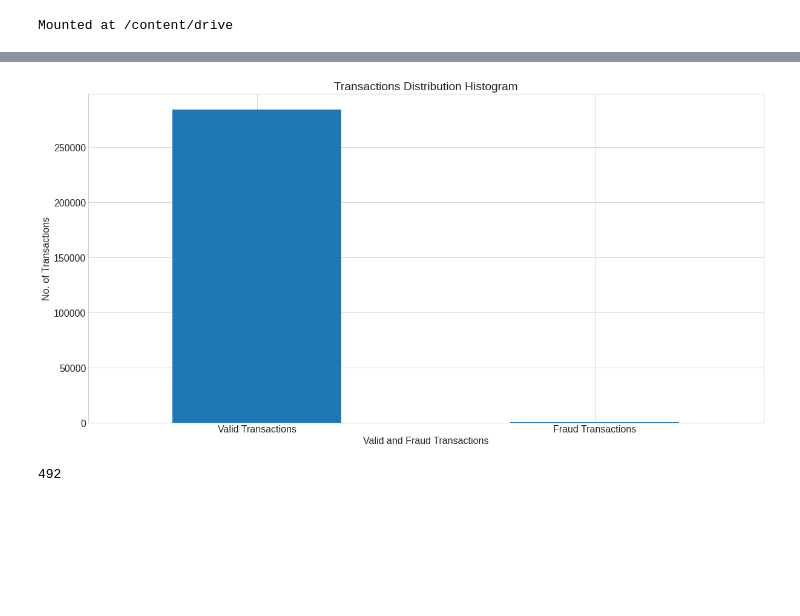
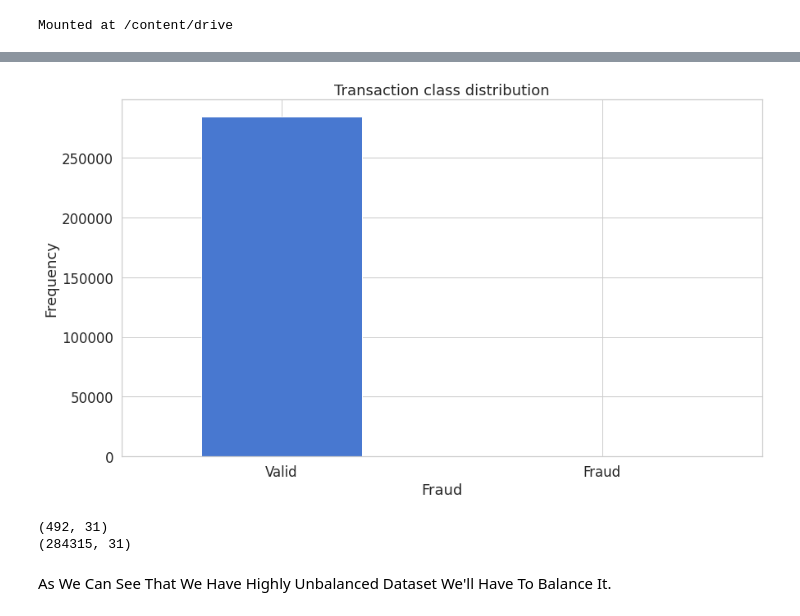
Before and after one commit to SyedHuzaifa007/PIAIC-Deep-Learning-Assignment, a Jupyter notebook: Credit_Card_Fraud_Detection_assignment.ipynb, the cells around one changed output, grey strips where cells are left out. Cells and saved outputs as stored; diff of their text form; code cells hidden in the pictures; blank space fills up the shorter version.

```diff
--- a/Credit_Card_Fraud_Detection_assignment.ipynb
+++ b/Credit_Card_Fraud_Detection_assignment.ipynb
@@ -67,3 +71,10 @@ df.head()
 | 2 | 1.0 | -1.358354 | -1.340163 | 1.773209 | 0.379780 | -0.503198 | 1.800499 | 0.791461 | 0.247676 | -1.514654 | 0.207643 | ... |
 | 3 | 1.0 | -0.966272 | -0.185226 | 1.792993 | -0.863291 | -0.010309 | 1.247203 | 0.237609 | 0.377436 | -1.387024 | -0.054952 | ... |
 | 4 | 2.0 | -1.158233 | 0.877737 | 1.548718 | 0.403034 | -0.407193 | 0.095921 | 0.592941 | -0.270533 | 0.817739 | 0.753074 | ... |
+# %%
+# Configuring Modules
+%matplotlib inline
+sns.set(style='whitegrid', palette='muted', font_scale = 1.5)
+rcParams['figure.figsize'] = 14, 8
+Random_Seed = 42
+labels = ['Valid', 'Fraud']
@@ -128,19 +111,10 @@ sns.displot(df, color='cyan')
-# %%
-# Visualizing the difference between the two classes
-plt.figure(figsize=(20,10))
-plt.style.use('seaborn-whitegrid')
-plt.rcParams.update({'font.size': 16})
-classes = df['Fraud'].value_counts()
-classes.plot(kind = 'bar', rot = '0', )
-plt.xticks(range(2), labels=['Valid Transactions', 'Fraud Transactions'])
-plt.title("Transactions Distribution Histogram")
-plt.xlabel("Valid and Fraud Transactions")
-plt.ylabel("No. of Transactions")
-
-plt.show()
-# %% [output]
-[figure, removed]
-# %%
-Fraud
-# %% [output]
-492
+# %%
+# Visualizing The Data
+count_classes = pd.value_counts(df['Class'], sort = True)
+count_classes.plot(kind = 'bar', rot=0)
+plt.title("Transaction class distribution")
+plt.xticks(range(2), labels)
+plt.xlabel("Fraud")
+plt.ylabel("Frequency");
+# %% [output]
+[figure, added]
@@ -146,0 +125,8 @@ Fraud
+# %%
+print(Frauds.shape)
+print(Valid.shape)
+# %% [output]
+(492, 31)
+(284315, 31)
+# %% [markdown]
+As We Can See That We Have Highly Unbalanced Dataset We'll Have To Balance It.
```
Also changed, not shown: parts of 18 cells of this notebook.
